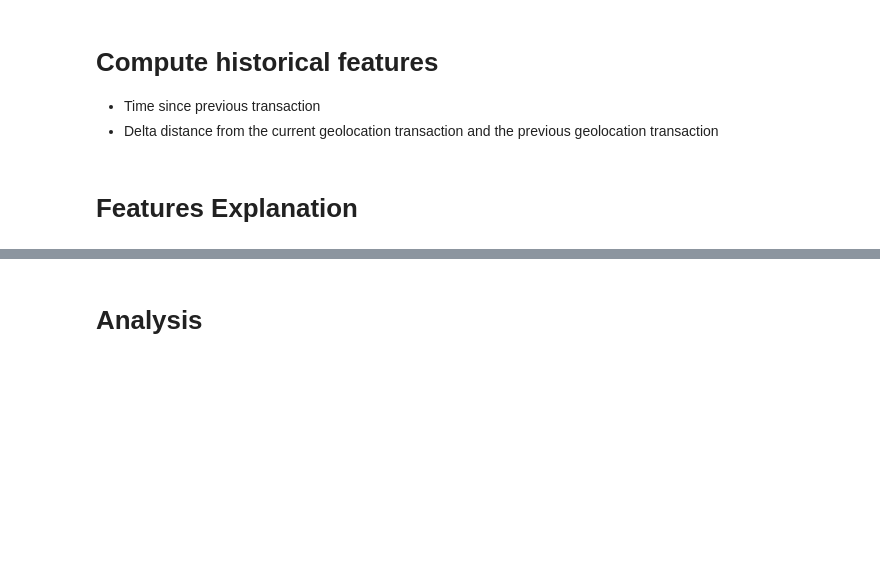
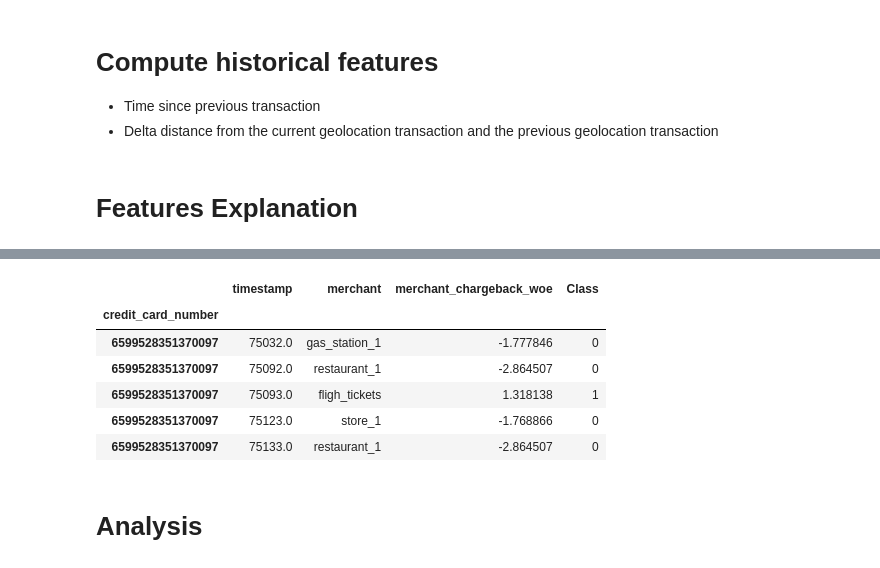
Before and after one commit to RaulSanchezVazquez/fraud_prevention, a Jupyter notebook: notebooks/1_Data_Exploration_and_Preparation.ipynb, the cells around one changed output, grey strips where cells are left out. Cells and saved outputs as stored; diff of their text form; code cells hidden in the pictures; blank space fills up the shorter version.

```diff
--- a/notebooks/1_Data_Exploration_and_Preparation.ipynb
+++ b/notebooks/1_Data_Exploration_and_Preparation.ipynb
@@ -79,3 +80,20 @@ data[
+# %%
+data[
+    data['credit_card_number'] == credit_card_number
+].sort_values('timestamp').set_index('credit_card_number')[[
+    'timestamp',
+    'merchant',
+    'merchant_chargeback_woe',
+    'Class'
+]]
+# %% [output]
+|  | timestamp | merchant | merchant_chargeback_woe | Class |
+| credit_card_number |  |  |  |  |
+| 6599528351370097 | 75032.0 | gas_station_1 | -1.777846 | 0 |
+| 6599528351370097 | 75092.0 | restaurant_1 | -2.864507 | 0 |
+| 6599528351370097 | 75093.0 | fligh_tickets | 1.318138 | 1 |
+| 6599528351370097 | 75123.0 | store_1 | -1.768866 | 0 |
+| 6599528351370097 | 75133.0 | restaurant_1 | -2.864507 | 0 |
 # %% [markdown]
 # Analysis
 # %%
```
Also changed, not shown: parts of 8 cells of this notebook, 5 other files.
